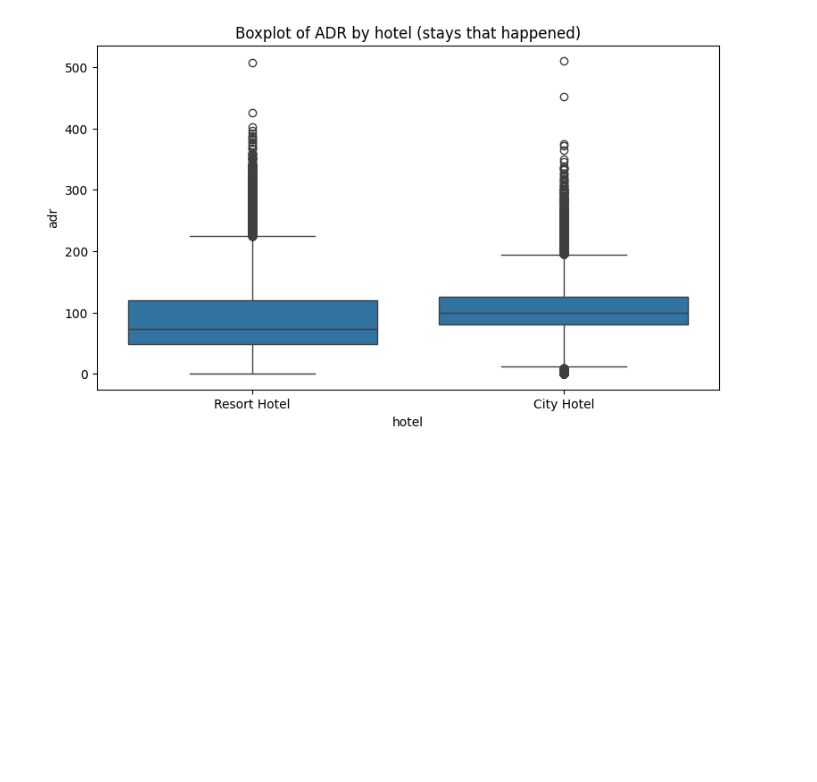
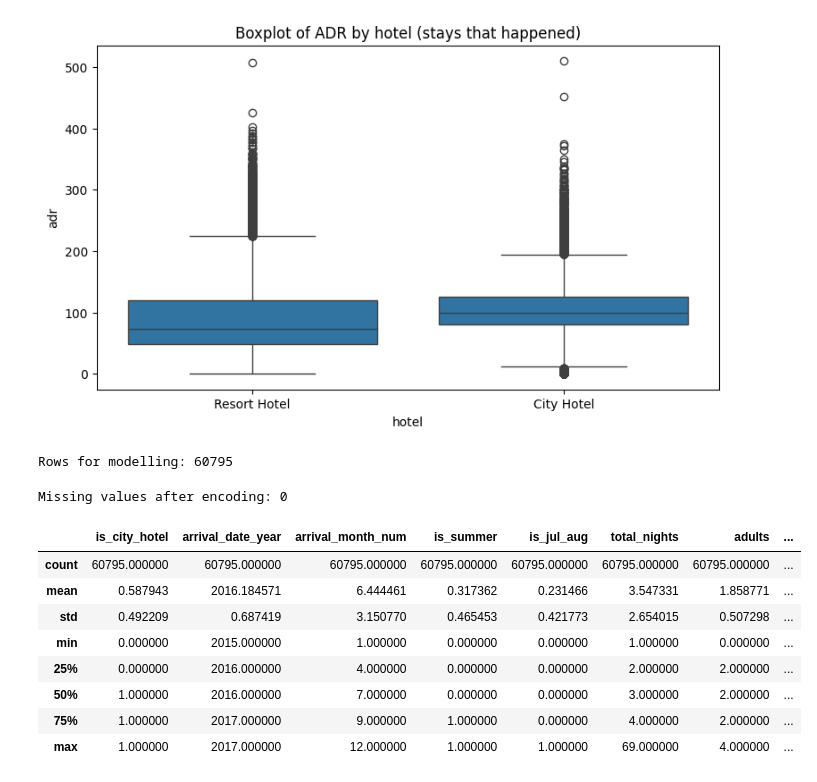
Before and after one commit to atticusptp-cloud/CAPSTONE, a Jupyter notebook: capstone_analysis.ipynb, the cells around one changed output. Cells and saved outputs as stored; diff of their text form; code cells hidden in the pictures; blank space fills up the shorter version.

```diff
--- a/capstone_analysis.ipynb
+++ b/capstone_analysis.ipynb
@@ -825,3 +825,38 @@ plt.title("Boxplot of ADR by hotel (stays that happened)")
 plt.show()
 # %% [output]
 [figure]
+# %%
+model_df = clean[clean["is_canceled"] == 0]
+columns_except_id = [c for c in model_df.columns if c != "Booking_ID"]
+model_df = model_df.drop_duplicates(subset=columns_except_id)
+model_df = model_df[model_df["adr"] > 0]
+print("Rows for modelling:", len(model_df))
+# %% [output]
+Rows for modelling: 60795
+# %%
+model_df["is_city_hotel"] = model_df["hotel"].map({"City Hotel": 1, "Resort Hotel": 0})
+model_df["is_summer"] = model_df["season"].map({"Summer": 1, "Spring": 0, "Autumn": 0, "Winter": 0})
+model_df["is_jul_aug"] = model_df["arrival_month_num"].map({1: 0, 2: 0, 3: 0, 4: 0, 5: 0, 6: 0, 7: 1, 8: 1,
+                                                           9: 0, 10: 0, 11: 0, 12: 0})
+model_df["online_or_direct"] = model_df["market_segment"].map({"Online TA": 1, "Direct": 1, "Offline TA/TO": 0, "Groups": 0,
+                                                               "Corporate": 0, "Complementary": 0, "Aviation": 0})
+model_df["is_transient"] = model_df["customer_type"].map({"Transient": 1, "Transient-Party": 0, "Contract": 0, "Group": 0})
+model_df["half_or_full_board"] = model_df["meal"].map({"HB": 1, "FB": 1, "BB": 0, "SC": 0, "Undefined": 0})
+
+features = ["is_city_hotel", "arrival_date_year", "arrival_month_num", "is_summer", "is_jul_aug", "total_nights",
+            "adults", "children", "babies", "lead_time", "total_of_special_requests", "required_car_parking_spaces",
+            "is_repeated_guest", "online_or_direct", "is_transient", "half_or_full_board"]
+
+print("Missing values after encoding:", model_df[features].isnull().sum().sum())
+model_df[features + ["adr"]].describe()
+# %% [output]
+Missing values after encoding: 0
+|  | is_city_hotel | arrival_date_year | arrival_month_num | is_summer | is_jul_aug | total_nights | adults | ... |
+| count | 60795.000000 | 60795.000000 | 60795.000000 | 60795.000000 | 60795.000000 | 60795.000000 | 60795.000000 | ... |
+| mean | 0.587943 | 2016.184571 | 6.444461 | 0.317362 | 0.231466 | 3.547331 | 1.858771 | ... |
+| std | 0.492209 | 0.687419 | 3.150770 | 0.465453 | 0.421773 | 2.654015 | 0.507298 | ... |
+| min | 0.000000 | 2015.000000 | 1.000000 | 0.000000 | 0.000000 | 1.000000 | 0.000000 | ... |
+| 25% | 0.000000 | 2016.000000 | 4.000000 | 0.000000 | 0.000000 | 2.000000 | 2.000000 | ... |
+| 50% | 1.000000 | 2016.000000 | 7.000000 | 0.000000 | 0.000000 | 3.000000 | 2.000000 | ... |
+| 75% | 1.000000 | 2017.000000 | 9.000000 | 1.000000 | 0.000000 | 4.000000 | 2.000000 | ... |
+| max | 1.000000 | 2017.000000 | 12.000000 | 1.000000 | 1.000000 | 69.000000 | 4.000000 | ... |
```
Also changed, not shown: parts of 13 cells of this notebook.
